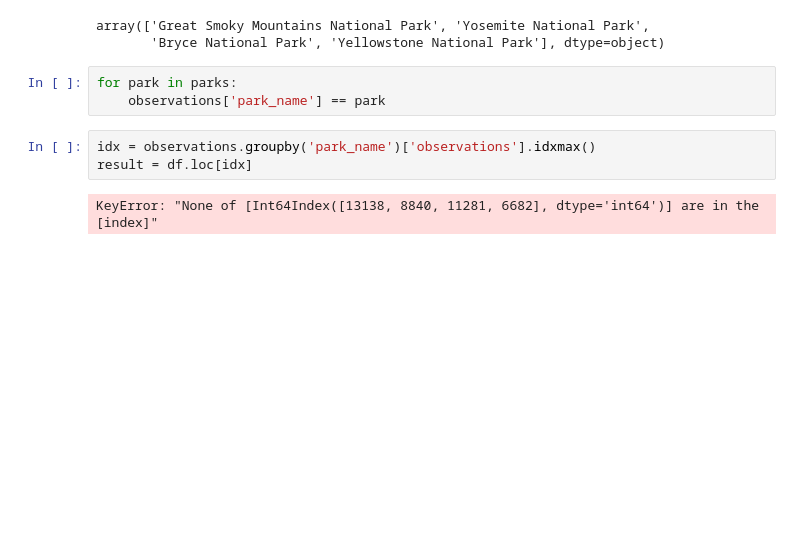
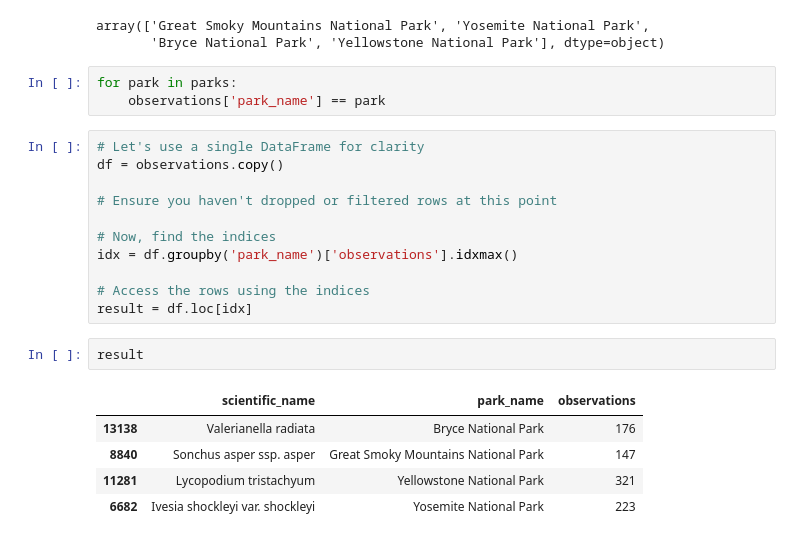
Before and after one commit to bartmj/Biodiversity-EDA, a Jupyter notebook: biodiversity.ipynb, the cells around one changed output. Saved outputs shown, nothing was run; the diff lists cells and outputs as text; blank space fills up the shorter version.

```diff
--- a/biodiversity.ipynb
+++ b/biodiversity.ipynb
@@ -113,8 +113,22 @@ array(['Great Smoky Mountains National Park', 'Yosemite National Park',
 # %%
 for park in parks:
     observations['park_name'] == park
-# %%
-idx = observations.groupby('park_name')['observations'].idxmax()
-result = df.loc[idx]
-# %% [output]
-KeyError: "None of [Int64Index([13138, 8840, 11281, 6682], dtype='int64')] are in the [index]"
+# %%
+# Let's use a single DataFrame for clarity
+df = observations.copy()
+
+# Ensure you haven't dropped or filtered rows at this point
+
+# Now, find the indices
+idx = df.groupby('park_name')['observations'].idxmax()
+
+# Access the rows using the indices
+result = df.loc[idx]
+# %%
+result
+# %% [output]
+|  | scientific_name | park_name | observations |
+| 13138 | Valerianella radiata | Bryce National Park | 176 |
+| 8840 | Sonchus asper ssp. asper | Great Smoky Mountains National Park | 147 |
+| 11281 | Lycopodium tristachyum | Yellowstone National Park | 321 |
+| 6682 | Ivesia shockleyi var. shockleyi | Yosemite National Park | 223 |
```
